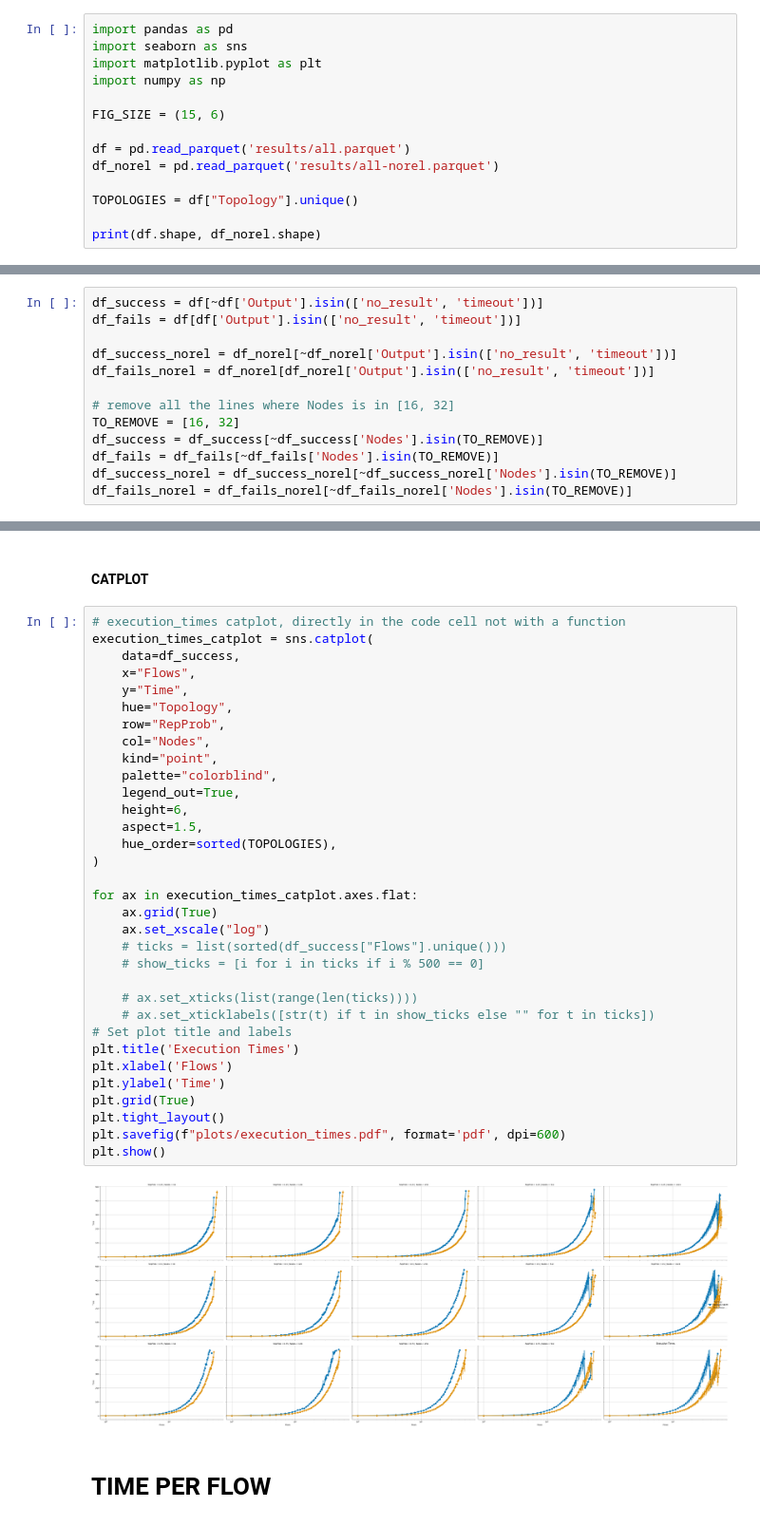
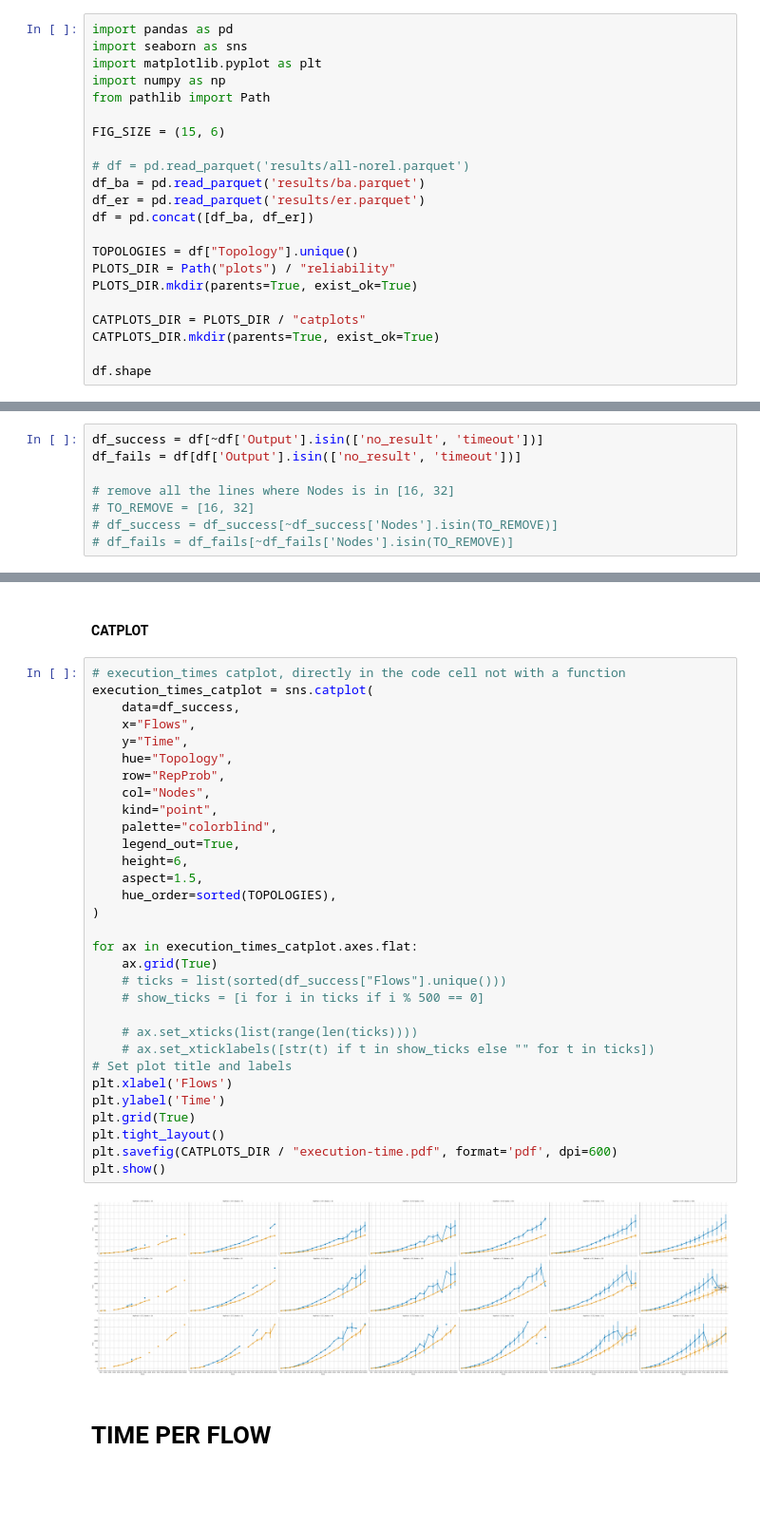
Before and after one commit to marianialessandro/dgLBF, a Jupyter notebook: sim/analyse.ipynb, the cells around one changed output, grey strips where cells are left out. Shown at 95% size. Saved outputs shown, nothing was run; the diff lists cells and outputs as text; blank space fills up the shorter version.

```diff
--- a/sim/analyse.ipynb
+++ b/sim/analyse.ipynb
@@ -10,13 +5,21 @@ import pandas as pd
 import seaborn as sns
 import matplotlib.pyplot as plt
 import numpy as np
+from pathlib import Path
 
 FIG_SIZE = (15, 6)
 
-df = pd.read_parquet('results/all.parquet')
-df_norel = pd.read_parquet('results/all-norel.parquet')
+# df = pd.read_parquet('results/all-norel.parquet')
+df_ba = pd.read_parquet('results/ba.parquet')
+df_er = pd.read_parquet('results/er.parquet')
+df = pd.concat([df_ba, df_er])
 
 TOPOLOGIES = df["Topology"].unique()
+PLOTS_DIR = Path("plots") / "reliability"
+PLOTS_DIR.mkdir(parents=True, exist_ok=True)
 
-print(df.shape, df_norel.shape)
+CATPLOTS_DIR = PLOTS_DIR / "catplots"
+CATPLOTS_DIR.mkdir(parents=True, exist_ok=True)
+
+df.shape
 # %% [output]
@@ -25,15 +28,10 @@ print(df.shape, df_norel.shape)
 df_success = df[~df['Output'].isin(['no_result', 'timeout'])]
 df_fails = df[df['Output'].isin(['no_result', 'timeout'])]
 
-df_success_norel = df_norel[~df_norel['Output'].isin(['no_result', 'timeout'])]
-df_fails_norel = df_norel[df_norel['Output'].isin(['no_result', 'timeout'])]
-
 # remove all the lines where Nodes is in [16, 32]
-TO_REMOVE = [16, 32]
-df_success = df_success[~df_success['Nodes'].isin(TO_REMOVE)]
-df_fails = df_fails[~df_fails['Nodes'].isin(TO_REMOVE)]
-df_success_norel = df_success_norel[~df_success_norel['Nodes'].isin(TO_REMOVE)]
-df_fails_norel = df_fails_norel[~df_fails_norel['Nodes'].isin(TO_REMOVE)]
+# TO_REMOVE = [16, 32]
+# df_success = df_success[~df_success['Nodes'].isin(TO_REMOVE)]
+# df_fails = df_fails[~df_fails['Nodes'].isin(TO_REMOVE)]
 # %%
 from typing import Callable
 
@@ -95,37 +103,35 @@ by_topology(df_success, execution_times)
 # execution_times catplot, directly in the code cell not with a function
 execution_times_catplot = sns.catplot(
     data=df_success,
     x="Flows",
     y="Time",
     hue="Topology",
     row="RepProb",
     col="Nodes",
     kind="point",
     palette="colorblind",
     legend_out=True,
     height=6,
     aspect=1.5,
     hue_order=sorted(TOPOLOGIES),
 )
 
 for ax in execution_times_catplot.axes.flat:
     ax.grid(True)
-    ax.set_xscale("log")
     # ticks = list(sorted(df_success["Flows"].unique()))
     # show_ticks = [i for i in ticks if i % 500 == 0]
 
     # ax.set_xticks(list(range(len(ticks))))
     # ax.set_xticklabels([str(t) if t in show_ticks else "" for t in ticks])
 # Set plot title and labels
-plt.title('Execution Times')
 plt.xlabel('Flows')
 plt.ylabel('Time')
 plt.grid(True)
 plt.tight_layout()
-plt.savefig(f"plots/execution_times.pdf", format='pdf', dpi=600)
+plt.savefig(CATPLOTS_DIR / "execution-time.pdf", format='pdf', dpi=600)
 plt.show()
 # %% [output]
-[figure, old version]
+[figure, new version]
 # %% [markdown]
 # TIME PER FLOW
 # %% [markdown]
```
Also changed, not shown: parts of 8 cells of this notebook, 12 other files.
